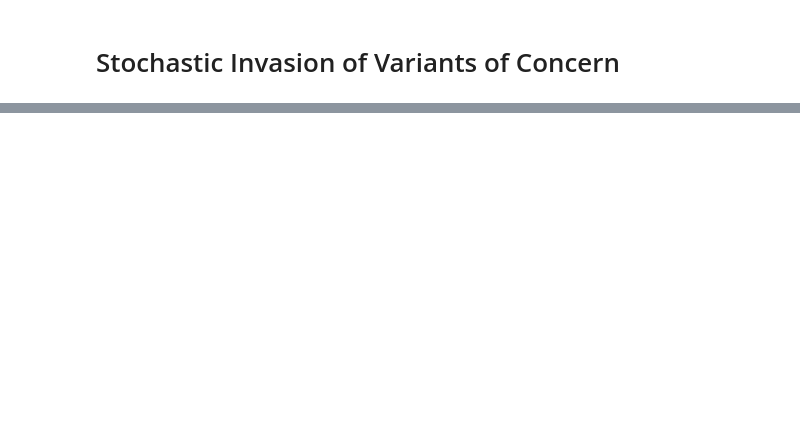
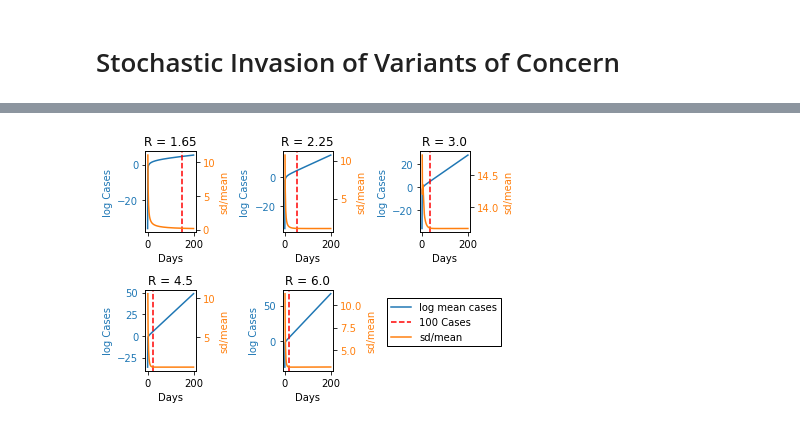
Before and after one commit to JCurran-Sebastian/BPs_for_VoC, a Jupyter notebook: VoC_paper-Copy1.ipynb, the cells around one changed output, grey strips where cells are left out. Saved outputs shown, nothing was run; the diff lists cells and outputs as text; code cells hidden in the pictures; blank space fills up the shorter version.

```diff
--- a/VoC_paper-Copy1.ipynb
+++ b/VoC_paper-Copy1.ipynb
@@ -666,0 +726,54 @@ Text(0, 0.5, 'Days')
+# %%
+np.hstack((Tstars, tstars))
+time[Tstar_idx]
+threshold = 100
+Istars_min = np.zeros_like(Tstar_idx)
+tst_idx = np.zeros_like(Tstar_idx)
+for r in range(0, len(Reff_vec)):
+    Istars_min[r] = mean[r, Tstar_idx[r]]
+    tst_idx[r] = np.min(np.where(mean[r, :]>=threshold))
+
+showplot = int(len(time))
+
+fig, axs = plt.subplots(2, 3)
+for r in range(0, len(Reff_vec)):
+    RV = np.round(Reff_vec[r]*rtrans_variant, 2)
+    if r<=2:
+        b = 0
+    else:
+        b=1
+    color = 'tab:blue'
+    if r ==0:
+
+        axs[b, r%3].plot(time[:showplot], np.log(mean[r, :showplot] + np.finfo(float).eps) , color = color, label = "log mean cases")
+    else:
+        axs[b, r%3].plot(time[:showplot], np.log(mean[r, :showplot] + np.finfo(float).eps) , color = color)
+        axs[b, r%3].axvline(time[tst_idx[r]], color = 'r', linestyle = '--')
+    axs[b, r%3].tick_params(axis='y', labelcolor=color)
+
+    axs[b, r%3].set_ylabel("log Cases", color = color)
+    axs[b, r%3].set_ylabel("log Cases", color = color)
+    axs[b, r%3].set_xlabel("Days")
+    axs[b, r%3].set_title("R = " + str(RV))
+    axs[-1, -1].set_visible(False)
+    color= 'tab:orange'
+    ax1 = axs[b, r%3].twinx()
+    if r ==0:
+        ax1.plot(time[:showplot], (sig_vec[r, :showplot])/(mean[r, :showplot] ), color = color, label = "sd/mean")
+        axs[b, r%3].axvline(time[tst_idx[r]], color = 'r', linestyle = '--', label = str(threshold) + " Cases")
+
+    else:
+        ax1.plot(time[:showplot], (sig_vec[r, :showplot])/(mean[r, :showplot] ), color = color)
+    ax1.tick_params(axis='y', labelcolor=color)
+    ax1.set_ylabel("sd/mean", color = color)
+
+
+
+bottom_right_ax = axs[-1][-1]
+bottom_right_ax.clear()
+bottom_right_ax.set_axis_off()
+fig.legend(loc='lower right', bbox_to_anchor=(0.95, 0.2),framealpha=1., edgecolor='black', fancybox=False)
+
+fig.tight_layout()
+# %% [output]
+[figure, added]
```
Also changed, not shown: parts of 15 cells of this notebook.
